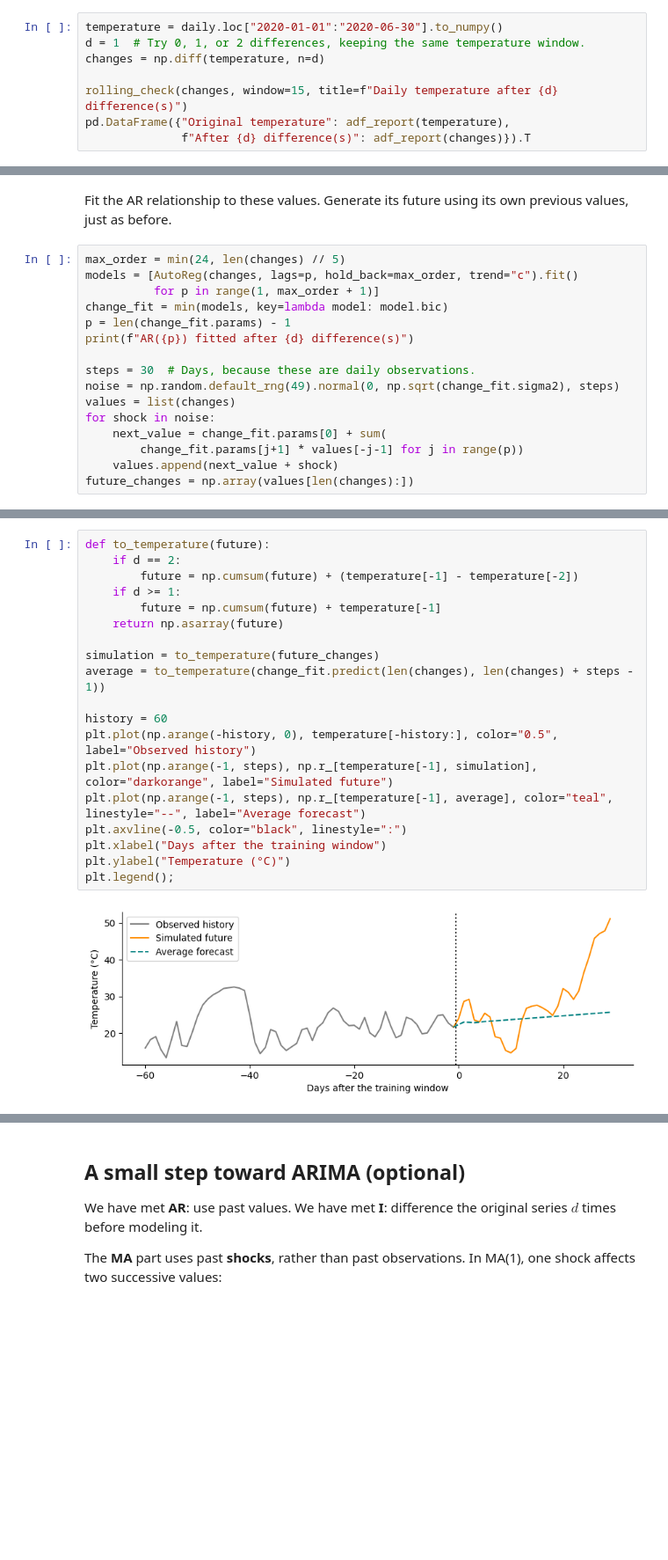
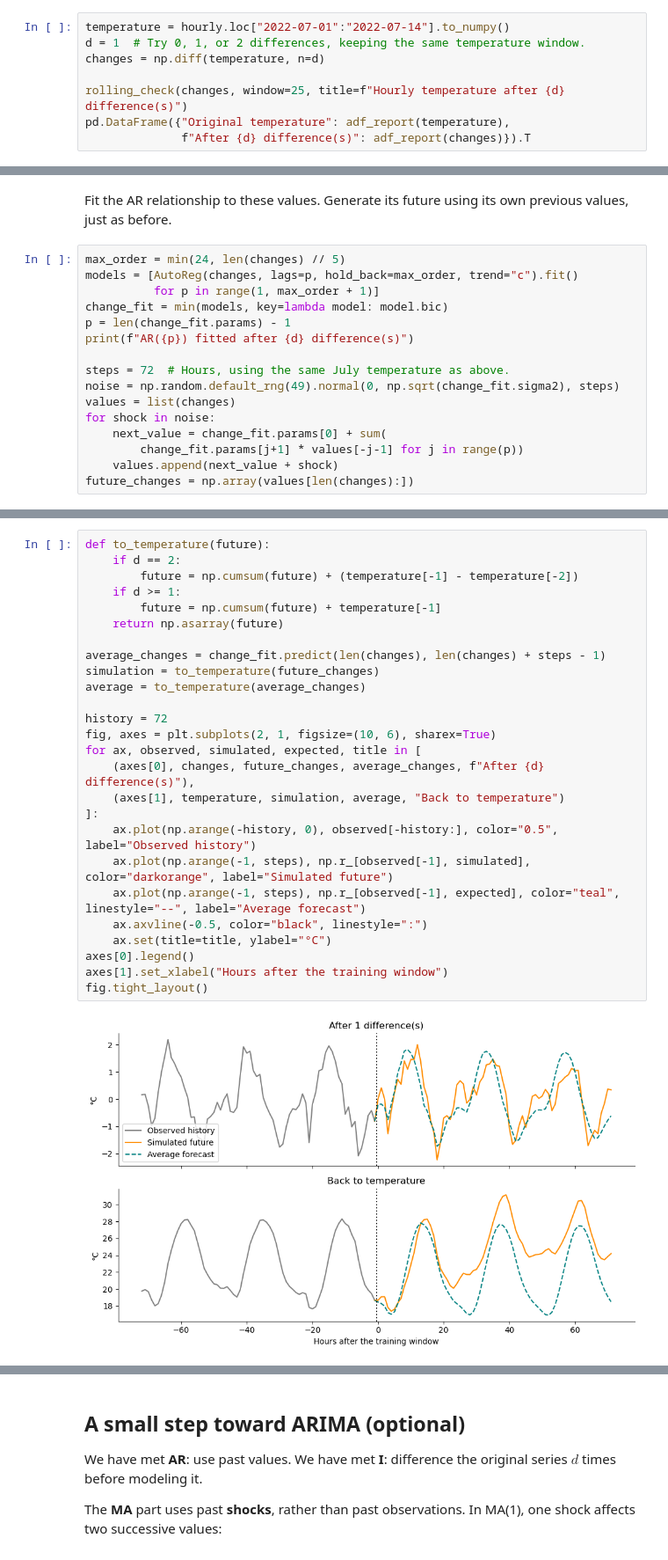
Before and after one commit to yairmau/time-series, a Jupyter notebook: stationarity/practice_ARIMA.ipynb, the cells around one changed output, grey strips where cells are left out. Shown at 88% size. Saved outputs shown, nothing was run; the diff lists cells and outputs as text; blank space fills up the shorter version.

Commit message:
Use hourly July temperature and show both differenced and reconstructed forecasts

```diff
--- a/stationarity/practice_ARIMA.ipynb
+++ b/stationarity/practice_ARIMA.ipynb
@@ -362,11 +362,11 @@ $$\Delta^2 X_t=\Delta X_t-\Delta X_{t-1}.$$
 
 For example, `10, 12, 14, 16` becomes `2, 2, 2`: the rising level becomes a constant change. Check the plots and the ADF result before deciding whether another difference is useful.
 # %%
-temperature = daily.loc["2020-01-01":"2020-06-30"].to_numpy()
+temperature = hourly.loc["2022-07-01":"2022-07-14"].to_numpy()
 d = 1  # Try 0, 1, or 2 differences, keeping the same temperature window.
 changes = np.diff(temperature, n=d)
 
-rolling_check(changes, window=15, title=f"Daily temperature after {d} difference(s)")
+rolling_check(changes, window=25, title=f"Hourly temperature after {d} difference(s)")
 pd.DataFrame({"Original temperature": adf_report(temperature),
               f"After {d} difference(s)": adf_report(changes)}).T
 # %% [output]
@@ -384,7 +384,7 @@ change_fit = min(models, key=lambda model: model.bic)
 p = len(change_fit.params) - 1
 print(f"AR({p}) fitted after {d} difference(s)")
 
-steps = 30  # Days, because these are daily observations.
+steps = 72  # Hours, using the same July temperature as above.
 noise = np.random.default_rng(49).normal(0, np.sqrt(change_fit.sigma2), steps)
 values = list(changes)
 for shock in noise:
@@ -399,24 +399,31 @@ Return to temperature by adding the generated changes to the last observed tempe
 # %%
 def to_temperature(future):
     if d == 2:
         future = np.cumsum(future) + (temperature[-1] - temperature[-2])
     if d >= 1:
         future = np.cumsum(future) + temperature[-1]
     return np.asarray(future)
 
+average_changes = change_fit.predict(len(changes), len(changes) + steps - 1)
 simulation = to_temperature(future_changes)
-average = to_temperature(change_fit.predict(len(changes), len(changes) + steps - 1))
+average = to_temperature(average_changes)
 
-history = 60
-plt.plot(np.arange(-history, 0), temperature[-history:], color="0.5", label="Observed history")
-plt.plot(np.arange(-1, steps), np.r_[temperature[-1], simulation], color="darkorange", label="Simulated future")
-plt.plot(np.arange(-1, steps), np.r_[temperature[-1], average], color="teal", linestyle="--", label="Average forecast")
-plt.axvline(-0.5, color="black", linestyle=":")
-plt.xlabel("Days after the training window")
-plt.ylabel("Temperature (°C)")
-plt.legend();
+history = 72
+fig, axes = plt.subplots(2, 1, figsize=(10, 6), sharex=True)
+for ax, observed, simulated, expected, title in [
+    (axes[0], changes, future_changes, average_changes, f"After {d} difference(s)"),
+    (axes[1], temperature, simulation, average, "Back to temperature")
+]:
+    ax.plot(np.arange(-history, 0), observed[-history:], color="0.5", label="Observed history")
+    ax.plot(np.arange(-1, steps), np.r_[observed[-1], simulated], color="darkorange", label="Simulated future")
+    ax.plot(np.arange(-1, steps), np.r_[observed[-1], expected], color="teal", linestyle="--", label="Average forecast")
+    ax.axvline(-0.5, color="black", linestyle=":")
+    ax.set(title=title, ylabel="°C")
+axes[0].legend()
+axes[1].set_xlabel("Hours after the training window")
+fig.tight_layout()
 # %% [output]
-[figure, old version]
+[figure, new version]
 # %% [markdown]
 ### Compare zero, one, and two differences
 
```
Also changed, not shown: parts of 6 cells of this notebook, 13 other files.
